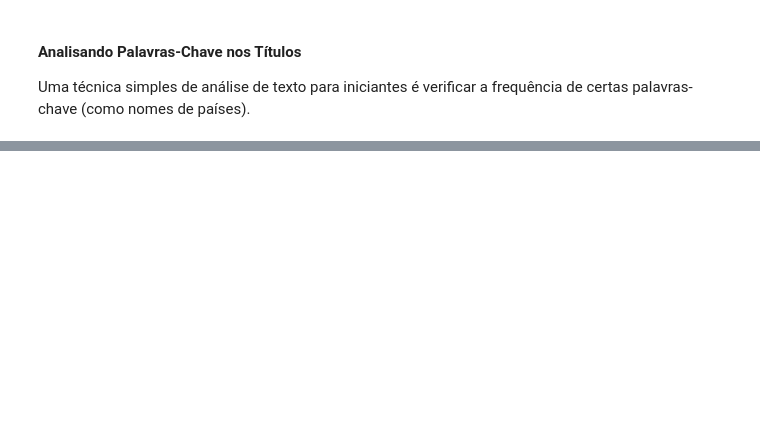
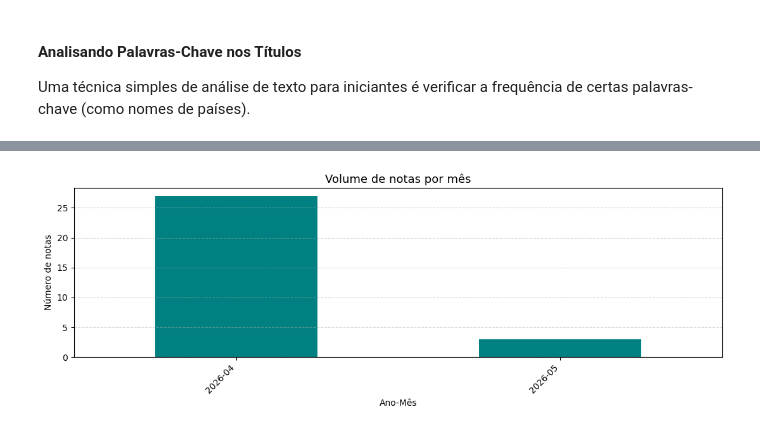
Before and after one commit to rafaelrdealmeida/fundamentos_2026_lantri01, a Jupyter notebook: notebooks/encontro_2026_lantri_01.ipynb, the cells around one changed output, grey strips where cells are left out. Saved outputs shown, nothing was run; the diff lists cells and outputs as text; code cells hidden in the pictures; blank space fills up the shorter version.

```diff
--- a/notebooks/encontro_2026_lantri_01.ipynb
+++ b/notebooks/encontro_2026_lantri_01.ipynb
@@ -333,0 +376,25 @@ plt.show()
+# %%
+import pandas as pd
+import matplotlib.pyplot as plt
+
+# 1.1 — Converter data para datetime (dayfirst pq é formato brasileiro: dd/mm/aaaa)
+df['data_dt'] = pd.to_datetime(df['data'], dayfirst=True, errors='coerce')
+
+# 1.2 — Juntar os parágrafos (que são listas) em um único texto
+df['texto'] = df['paragrafo'].apply(lambda lista: ' '.join(lista) if isinstance(lista, list) else str(lista))
+
+# 1.3 — Coluna com tudo junto e em minúsculas (facilita buscas)
+df['texto_completo'] = (df['titulo'].fillna('') + ' ' + df['texto']).str.lower()
+
+# 1.4 — Extrair a hora como número inteiro (de "19h20" tira o 19)
+df['hora_int'] = df['hora'].str.extract(r'(\d{1,2})').astype(float)
+
+# 1.5 — Colunas auxiliares de tempo
+df['ano_mes'] = df['data_dt'].dt.to_period('M')
+df['dia_semana'] = df['data_dt'].dt.day_name()
+df['tamanho_texto'] = df['texto'].str.len()
+df['qtd_paragrafos'] = df['paragrafo'].apply(lambda x: len(x) if isinstance(x, list) else 0)
+
+print(f"Total de notas: {len(df)}")
+print(f"Período: de {df['data_dt'].min().date()} até {df['data_dt'].max().date()}")
+df[['titulo', 'data_dt', 'hora_int', 'qtd_paragrafos', 'tamanho_texto']].head()
@@ -333,0 +611,15 @@ plt.show()
+# %%
+# Notas por mês
+notas_por_mes = df.groupby('ano_mes').size()
+
+fig, ax = plt.subplots(figsize=(11, 4))
+notas_por_mes.plot(kind='bar', ax=ax, color='teal')
+ax.set_title('Volume de notas por mês', fontsize=13)
+ax.set_xlabel('Ano-Mês')
+ax.set_ylabel('Número de notas')
+ax.grid(axis='y', linestyle='--', alpha=0.5)
+plt.xticks(rotation=45, ha='right')
+plt.tight_layout()
+plt.show()
+# %% [output]
+[figure, added]
```
Also changed, not shown: parts of 30 cells of this notebook.
